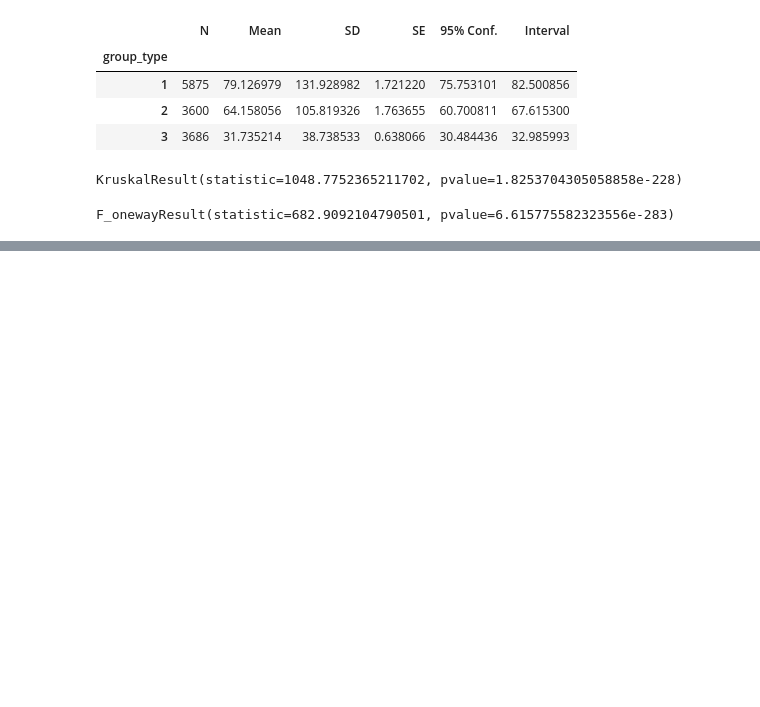
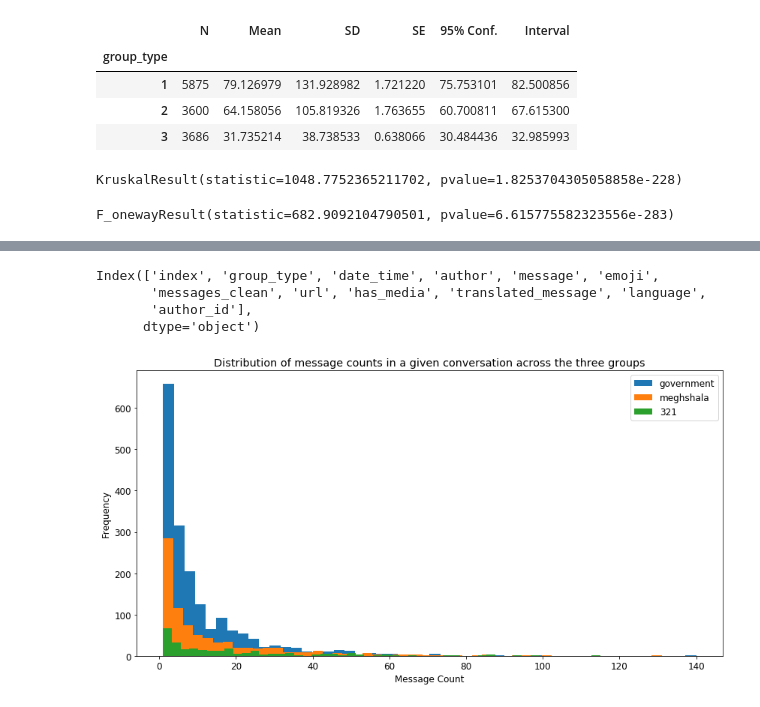
Before and after one commit to noelkonagai/specialization_project, a Jupyter notebook: code/chkpt3_visualization.ipynb, the cells around one changed output, grey strips where cells are left out. Cells and saved outputs as stored; diff of their text form; code cells hidden in the pictures; blank space fills up the shorter version.

Commit message:
visualizations

```diff
--- a/code/chkpt3_visualization.ipynb
+++ b/code/chkpt3_visualization.ipynb
@@ -131,3 +131,6 @@ stats.f_oneway(np.log(msg_gov.str.len()),
                np.log(msg_tto.str.len()))
 # %% [output]
 F_onewayResult(statistic=682.9092104790501, pvalue=6.615775582323556e-283)
+# %%
+df = pd.read_csv("../data/chkpt3/master_dfname.csv", index_col = 0)
+df.head(5)
@@ -133,0 +144,34 @@ F_onewayResult(statistic=682.9092104790501, pvalue=6.615775582323556e-283)
+# %%
+df.columns
+# %% [output]
+Index(['index', 'group_type', 'date_time', 'author', 'message', 'emoji',
+       'messages_clean', 'url', 'has_media', 'translated_message', 'language',
+       'author_id'],
+      dtype='object')
+# %%
+lengths = [80, 82, 84, 86, 88, 90]
+
+def import_length_df(length):
+    return pd.read_csv(str(length) + '.csv', index_col = 0)
+# %%
+from sklearn import preprocessing
+
+def plot_message_count_distribution(length, bins = 25):
+
+    df = import_length_df(length)
+
+    plt.rcParams["figure.figsize"] = [14, 7]
+    plt.rcParams["font.size"] = 12
+
+    df[df.group_type == 1].message_count.plot.hist(bins = bins)
+    df[df.group_type == 2].message_count.plot.hist(bins = bins)
+    df[df.group_type == 3].message_count.plot.hist(bins = bins)
+
+    plt.title("Distribution of message counts in a given conversation across the three groups")
+    plt.legend(["government","meghshala", '321'])
+
+    plt.xlabel("Message Count")
+# %%
+plot_message_count_distribution(80, bins = 50)
+# %% [output]
+[figure, added]
```
Also changed, not shown: parts of 3 cells of this notebook, 11 other files.
